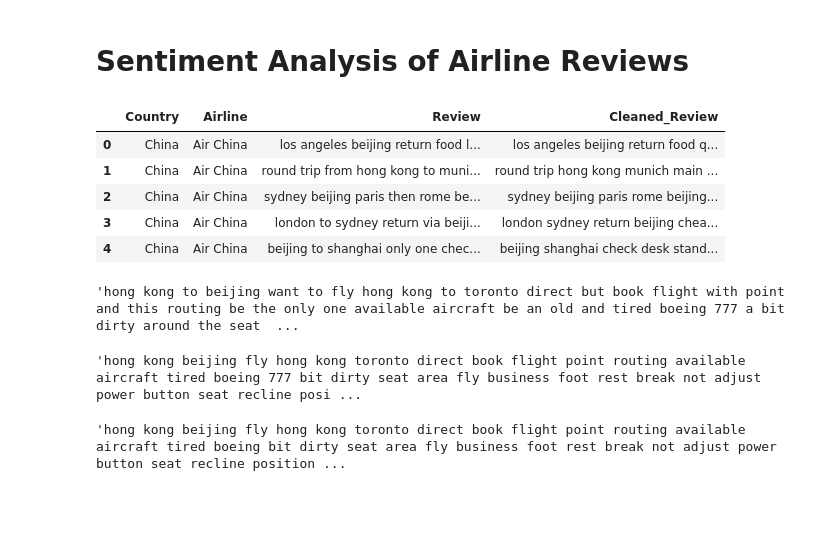
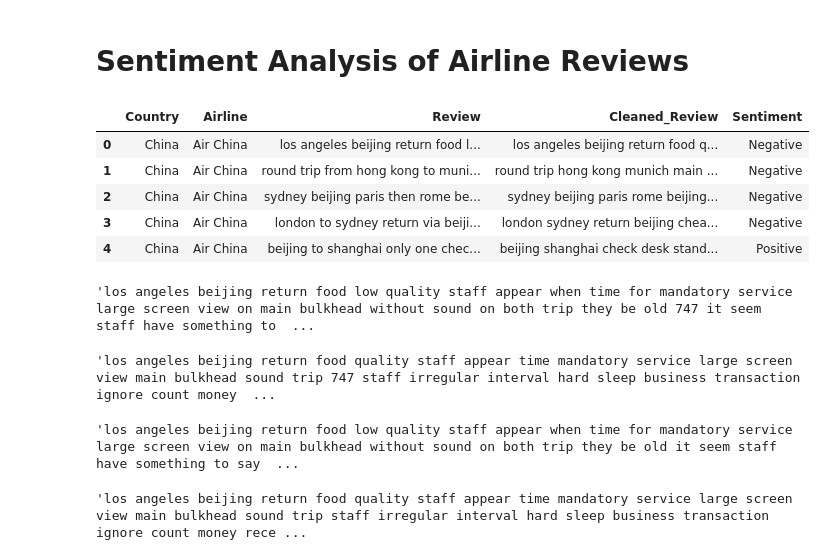
Before and after one commit to 1422-samu/Airline-Review-Sentiment-Analysis, a Jupyter notebook: Word2Vec Model for Airline Review.ipynb, the cells around one changed output. Saved outputs shown, nothing was run; the diff lists cells and outputs as text; code cells hidden in the pictures; blank space fills up the shorter version.

```diff
--- a/Word2Vec Model for Airline Review.ipynb
+++ b/Word2Vec Model for Airline Review.ipynb
@@ -12,28 +12,25 @@ import spacy
 nlp = spacy.load('en_core_web_lg')
 from nltk.tokenize import word_tokenize
 from gensim.models import Word2Vec
-# %%
-# Panda display options
-pd.set_option('display.max_colwidth', 70)
 # %%
 df = pd.read_csv('airline_df_cleaned.csv')
-reviews = df[['Country','Airline','Review','Cleaned_Review']].copy(deep=True)
+reviews = df[['Country','Airline','Review','Cleaned_Review','Sentiment']].copy(deep=True)
 reviews.head()
 # %% [output]
-|  | Country | Airline | Review | Cleaned_Review |
-| 0 | China | Air China | los angeles beijing return food l... | los angeles beijing return food q... |
-| 1 | China | Air China | round trip from hong kong to muni... | round trip hong kong munich main ... |
-| 2 | China | Air China | sydney beijing paris then rome be... | sydney beijing paris rome beijing... |
-| 3 | China | Air China | london to sydney return via beiji... | london sydney return beijing chea... |
-| 4 | China | Air China | beijing to shanghai only one chec... | beijing shanghai check desk stand... |
+|  | Country | Airline | Review | Cleaned_Review | Sentiment |
+| 0 | China | Air China | los angeles beijing return food l... | los angeles beijing return food q... | Negative |
+| 1 | China | Air China | round trip from hong kong to muni... | round trip hong kong munich main ... | Negative |
+| 2 | China | Air China | sydney beijing paris then rome be... | sydney beijing paris rome beijing... | Negative |
+| 3 | China | Air China | london to sydney return via beiji... | london sydney return beijing chea... | Negative |
+| 4 | China | Air China | beijing to shanghai only one chec... | beijing shanghai check desk stand... | Positive |
 # %%
-reviews['Review'][61]
+reviews['Review'][0]
 # %% [output]
-'hong kong to beijing want to fly hong kong to toronto direct but book flight with point and this routing be the only one available aircraft be an old and tired boeing 777 a bit dirty around the seat  ...
+'los angeles beijing return food low quality staff appear when time for mandatory service large screen view on main bulkhead without sound on both trip they be old 747 it seem staff have something to  ...
 # %%
-reviews['Cleaned_Review'][61]
+reviews['Cleaned_Review'][0]
 # %% [output]
-'hong kong beijing fly hong kong toronto direct book flight point routing available aircraft tired boeing 777 bit dirty seat area fly business foot rest break not adjust power button seat recline posi ...
+'los angeles beijing return food quality staff appear time mandatory service large screen view main bulkhead sound trip 747 staff irregular interval hard sleep business transaction ignore count money  ...
 # %%
 def remove_digits(text):
     text = re.sub(r'\b\d+\b', '', text)
@@ -46,7 +43,11 @@ def remove_digits(text):
 reviews['Review2'] = reviews['Review'].apply(remove_digits)
 
 reviews['Cleaned_Review2'] = reviews['Cleaned_Review'].apply(remove_digits)
+# %%
+reviews['Review2'][0]
+# %% [output]
+'los angeles beijing return food low quality staff appear when time for mandatory service large screen view on main bulkhead without sound on both trip they be old it seem staff have something to say  ...
 # %%
-reviews['Cleaned_Review2'][61]
+reviews['Cleaned_Review2'][0]
 # %% [output]
-'hong kong beijing fly hong kong toronto direct book flight point routing available aircraft tired boeing bit dirty seat area fly business foot rest break not adjust power button seat recline position ...
+'los angeles beijing return food quality staff appear time mandatory service large screen view main bulkhead sound trip staff irregular interval hard sleep business transaction ignore count money rece ...
```
Also changed, not shown: parts of 16 cells of this notebook, 9 other files.
